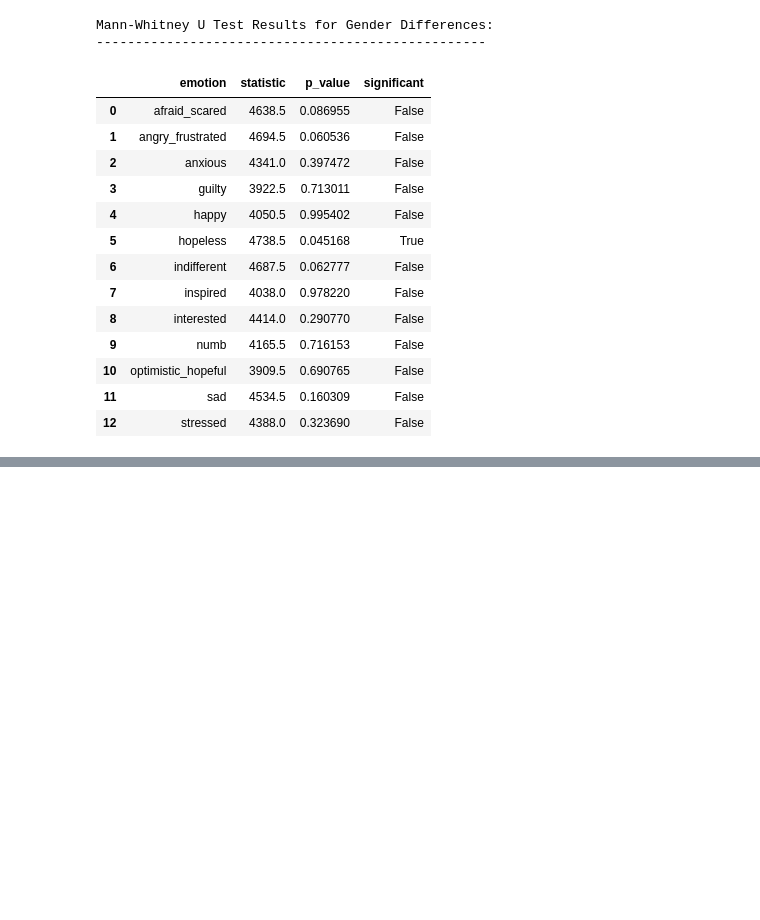
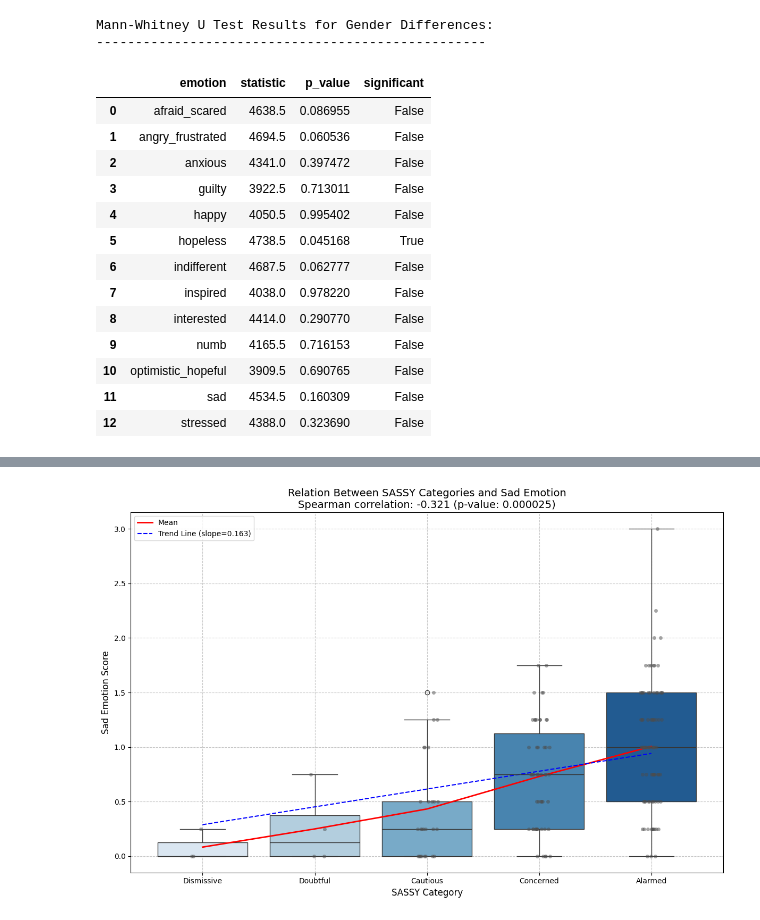
Before and after one commit to Hailcyon/AISL-data-analysis, a Jupyter notebook: average_emot_tests.ipynb, the cells around one changed output, grey strips where cells are left out. Saved outputs shown, nothing was run; the diff lists cells and outputs as text; code cells hidden in the pictures; blank space fills up the shorter version.

Commit message:
found correlations between sassy and overall emotions with Spearman test

```diff
--- a/average_emot_tests.ipynb
+++ b/average_emot_tests.ipynb
@@ -9,6 +11,8 @@ import matplotlib.pyplot as plt
 # %%
-full_analysis_df = pd.read_excel('c:/Users/u1172791/COH files/Data_2025/COMBINED_TEXT_jan-june_pre_in-gallery_post_w_SASSY_urban_rural.xlsx')
-emotions_mean_by_ida = pd.read_excel('c:/Users/u1172791/COH files/Data_2025/emotion_means_by_id.xlsx')
+full_analysis_df = pd.read_excel('c:/Users/Hailey Sherman/ClimateOfHopeData/Data_2025/COMBINED_TEXT_jan-june_pre_in-gallery_post_w_SASSY_urban_rural.xlsx')
+emotions_mean_by_ida = pd.read_excel('c:/Users/Hailey Sherman/ClimateOfHopeData/Data_2025/emotion_means_by_id.xlsx')
+#full_analysis_df = pd.read_excel('c:/Users/u1172791/COH files/Data_2025/COMBINED_TEXT_jan-june_pre_in-gallery_post_w_SASSY_urban_rural.xlsx')
+#emotions_mean_by_ida = pd.read_excel('c:/Users/u1172791/COH files/Data_2025/emotion_means_by_id.xlsx')
 display(emotions_mean_by_ida)
 # %% [output]
 |  | ida | afraid_scared | angry_frustrated | anxious | guilty | happy | hopeless | indifferent | inspired | ... |
@@ -183,0 +186,10 @@ Mann-Whitney U Test Results for Gender Differences:
+# %%
+#merge SASSY into dataframe
+emotions_mean_by_ida = pd.merge(emotions_mean_by_ida, full_analysis_df[['ida', 'SASSY']], on='ida')
+# %%
+#set SASSY order
+emotions_mean_by_ida['SASSY'] = pd.Categorical(
+        emotions_mean_by_ida['SASSY'],
+        categories=['Dismissive', 'Doubtful', 'Cautious', 'Concerned', 'Alarmed'],
+        ordered=True
+)
@@ -183,0 +262,66 @@ Mann-Whitney U Test Results for Gender Differences:
+# %%
+#plot emotion vs Sassy
+
+# Setup the figure with a larger size for better visibility
+plt.figure(figsize=(12, 8))
+
+# Create a box plot to show distribution of 'sad' across SASSY categories
+ax = sns.boxplot(x='SASSY', y='sad', data=emotions_mean_by_ida,
+                 order=['Dismissive', 'Doubtful', 'Cautious', 'Concerned', 'Alarmed'],
+                 palette='Blues')
+
+# Add individual data points for more detail (jittered to avoid overlap)
+sns.stripplot(x='SASSY', y='sad', data=emotions_mean_by_ida,
+              order=['Dismissive', 'Doubtful', 'Cautious', 'Concerned', 'Alarmed'],
+              jitter=True, size=5, color='0.3', alpha=0.5)
+
+# Calculate the mean for each category to add a line connecting them
+means = emotions_mean_by_ida.groupby('SASSY')['sad'].mean().reindex(['Dismissive', 'Doubtful', 'Cautious', 'Concerned', 'Alarmed'])
+x_positions = range(len(means))
+plt.plot(x_positions, means.values, 'r-', linewidth=2, label='Mean')
+
+# Add correlation information to the plot
+corr_value = -0.321  # From your results
+p_value = 0.000025   # From your results
+
+# Add a title with correlation information
+plt.title(f'Relation Between SASSY Categories and Sad Emotion\nSpearman correlation: {corr_value:.3f} (p-value: {p_value:.6f})',
+          fontsize=14)
+
+# Label the axes
+plt.xlabel('SASSY Category', fontsize=12)
+plt.ylabel('Sad Emotion Score', fontsize=12)
+
+# Add a trend line (regression line)
+# Get numeric codes for categories (0, 1, 2, 3, 4)
+numeric_sassy = emotions_mean_by_ida['SASSY'].cat.codes
+slope, intercept, r_value, p_value, std_err = stats.linregress(numeric_sassy, emotions_mean_by_ida['sad'])
+x_line = np.array([0, 1, 2, 3, 4])
+y_line = intercept + slope * x_line
+plt.plot(x_line, y_line, 'b--', label=f'Trend Line (slope={slope:.3f})')
+
+# Add a legend
+plt.legend()
+
+# Add grid lines for better readability
+plt.grid(True, linestyle='--', alpha=0.7)
+
+# Adjust the layout
+plt.tight_layout()
+
+# Display the plot
+plt.show()
+
+# Alternative: If you want a violin plot to see distribution better
+plt.figure(figsize=(12, 8))
+sns.violinplot(x='SASSY', y='sad', data=emotions_mean_by_ida,
+               order=['Dismissive', 'Doubtful', 'Cautious', 'Concerned', 'Alarmed'],
+               palette='Blues', inner='quartile')
+plt.title(f'Distribution of Sad Emotion Across SASSY Categories\nSpearman correlation: {corr_value:.3f} (p-value: {p_value:.6f})',
+          fontsize=14)
+plt.xlabel('SASSY Category', fontsize=12)
+plt.ylabel('Sad Emotion Score', fontsize=12)
+plt.grid(True, linestyle='--', alpha=0.7)
+plt.tight_layout()
+plt.show()
+# %% [output]
@@ -183,0 +331 @@ Mann-Whitney U Test Results for Gender Differences:
+[figure, added]
```
Also changed, not shown: parts of 5 cells of this notebook.
